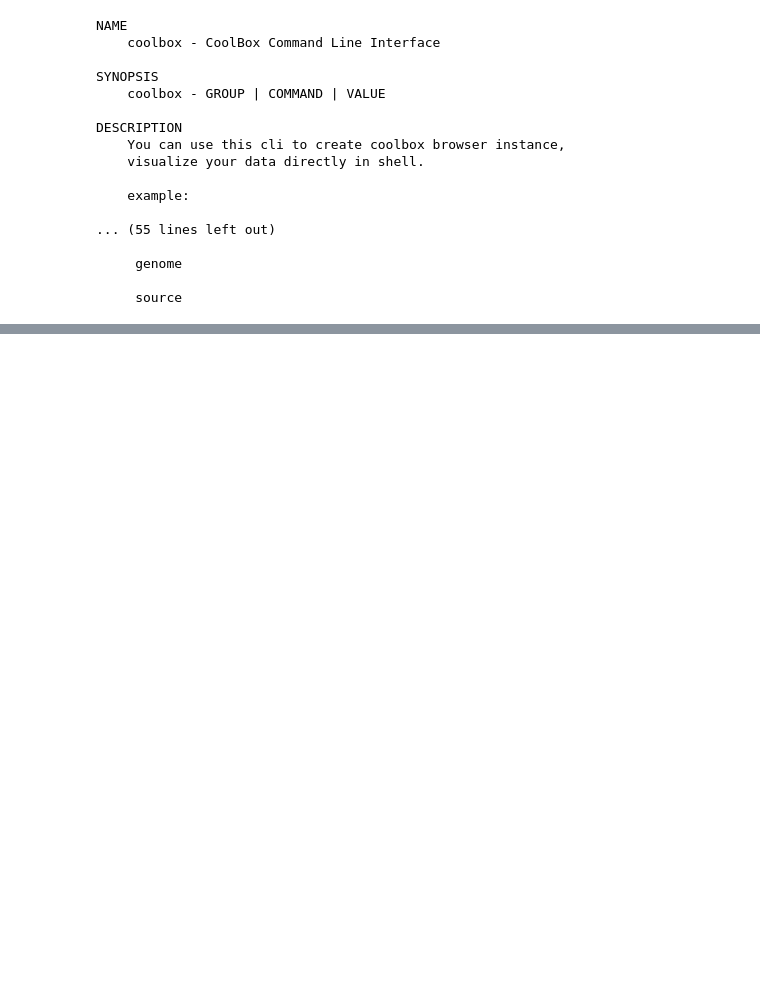
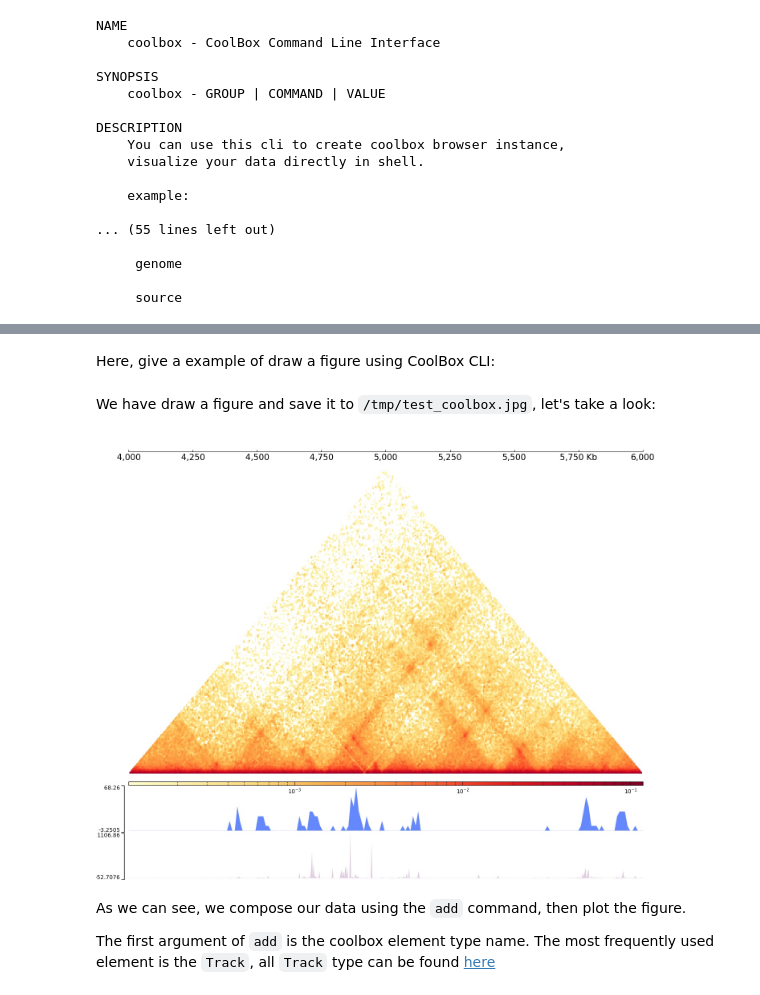
Before and after one commit to GangCaoLab/CoolBox, a Jupyter notebook: docs/quick_start_CLI.ipynb, the cells around one changed output, grey strips where cells are left out. Drawn from its saved outputs; the diff is of its cells as text; code cells hidden in the pictures; blank space fills up the shorter version.

```diff
--- a/docs/quick_start_CLI.ipynb
+++ b/docs/quick_start_CLI.ipynb
@@ -46,0 +96,2 @@ DESCRIPTION
+# %% [markdown]
+Here, give a example of draw a figure using CoolBox CLI:
@@ -46,0 +109,14 @@ DESCRIPTION
+# %% [markdown]
+We have draw a figure and save it to `/tmp/test_coolbox.jpg`, let's take a look:
+# %%
+from IPython.display import Image
+Image(filename='/tmp/test_coolbox.jpg')
+# %% [output]
+[figure, added]
+# %% [markdown]
+As we can see, we compose our data using the `add` command,
+then plot the figure.
+
+The first argument of `add` is the coolbox element type name.
+The most frequently used element is the `Track`,
+all `Track` type can be found [here](https://gangcaolab.github.io/CoolBox/quick_start_API.html#Track-types)
```
Also changed, not shown: parts of 10 cells of this notebook, 31 other files.
